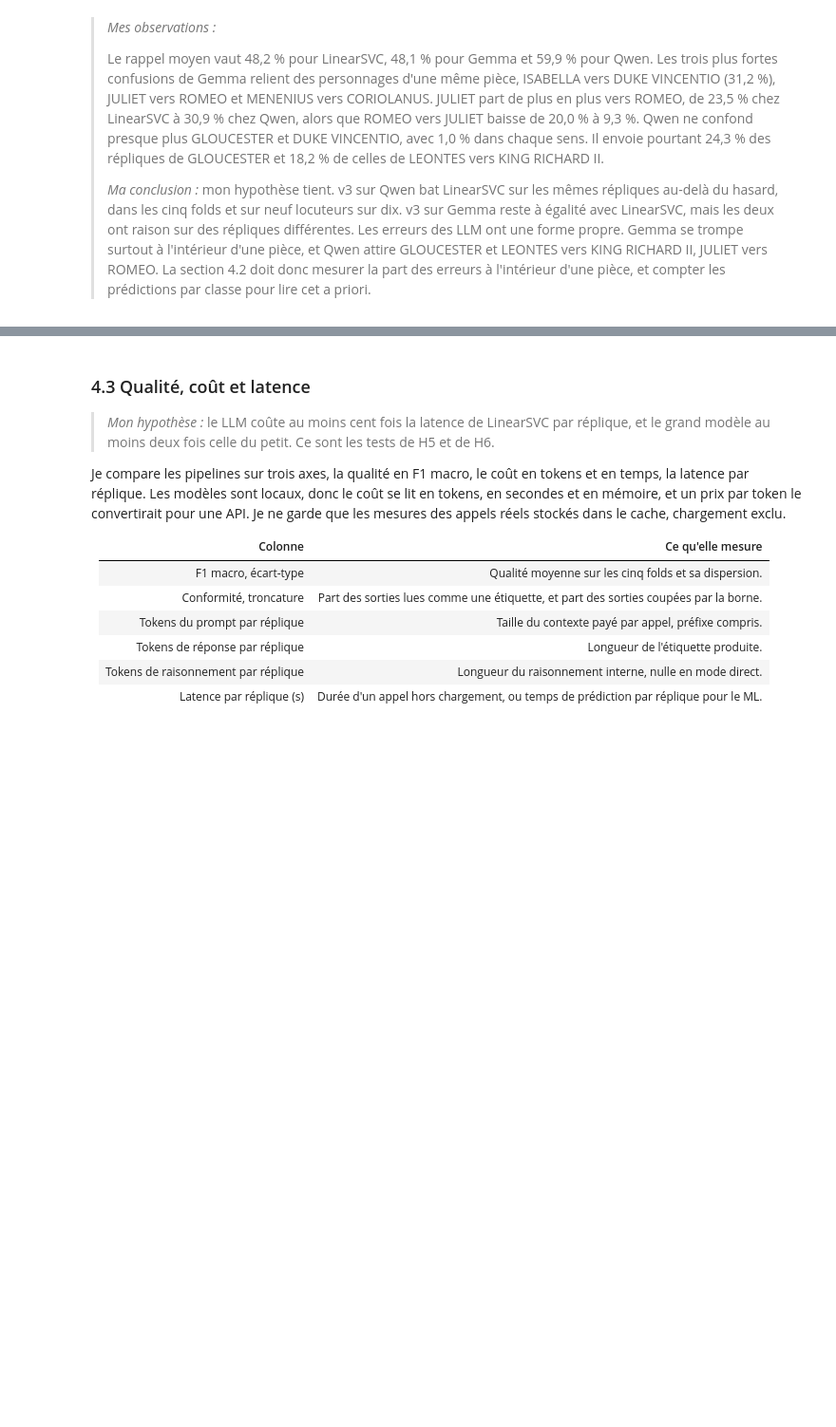
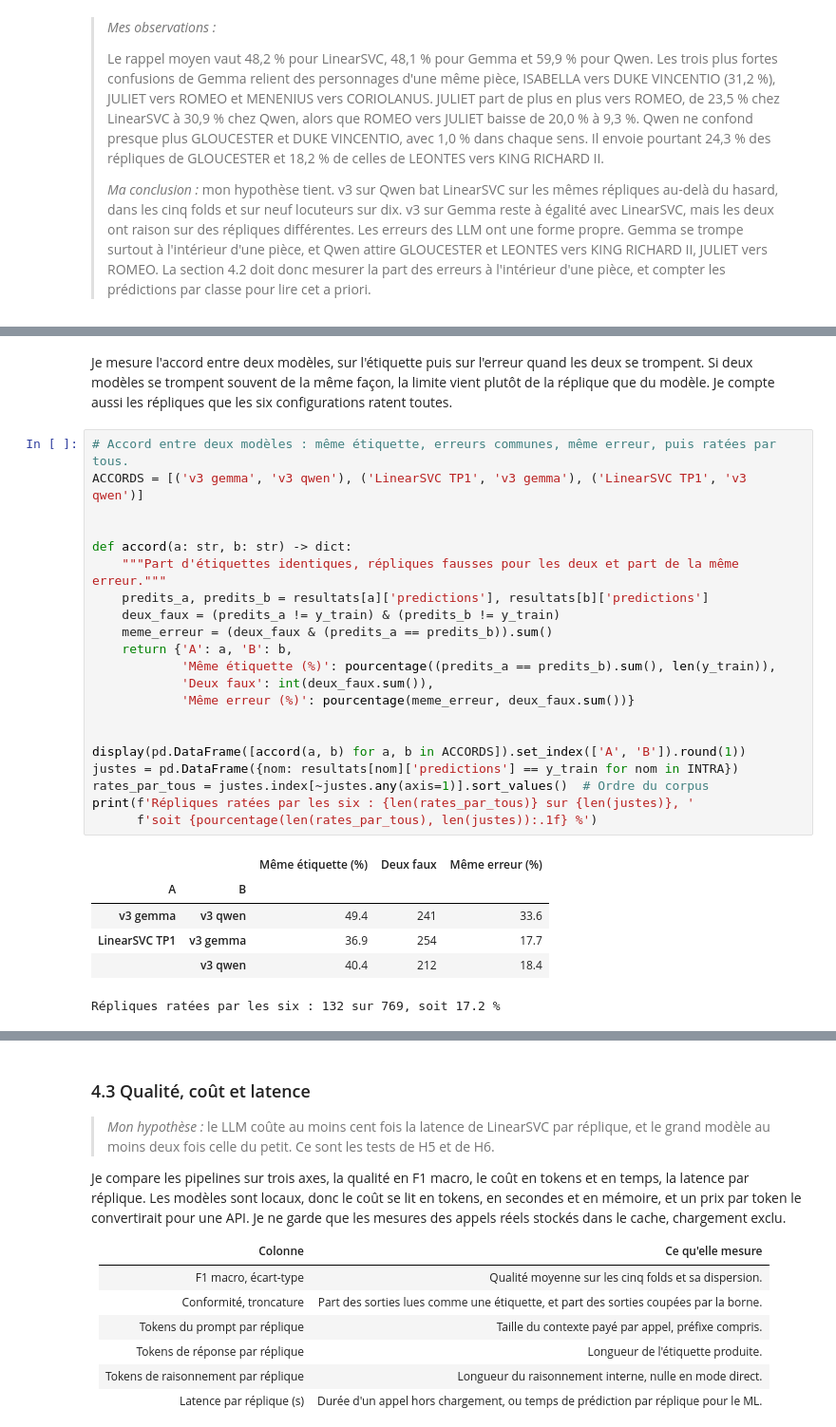
Before and after one commit to mcrayssac/ING3_IAA_GB_NLP, a Jupyter notebook: TP3_NLP_prompting.ipynb, the cells around one changed output, grey strips where cells are left out. Shown at 95% size. Saved outputs shown, nothing was run; the diff lists cells and outputs as text; blank space fills up the shorter version.

```diff
--- a/TP3_NLP_prompting.ipynb
+++ b/TP3_NLP_prompting.ipynb
@@ -2026,0 +2177,30 @@ Les deux modèles échouent-ils sur les mêmes répliques ? Je mesure leur taux
+# %% [markdown]
+Je mesure l'accord entre deux modèles, sur l'étiquette puis sur l'erreur quand les deux se trompent. Si deux modèles se trompent souvent de la même façon, la limite vient plutôt de la réplique que du modèle. Je compte aussi les répliques que les six configurations ratent toutes.
+# %%
+# Accord entre deux modèles : même étiquette, erreurs communes, même erreur, puis ratées par tous.
+ACCORDS = [('v3 gemma', 'v3 qwen'), ('LinearSVC TP1', 'v3 gemma'), ('LinearSVC TP1', 'v3 qwen')]
+
+
+def accord(a: str, b: str) -> dict:
+    """Part d'étiquettes identiques, répliques fausses pour les deux et part de la même erreur."""
+    predits_a, predits_b = resultats[a]['predictions'], resultats[b]['predictions']
+    deux_faux = (predits_a != y_train) & (predits_b != y_train)
+    meme_erreur = (deux_faux & (predits_a == predits_b)).sum()
+    return {'A': a, 'B': b,
+            'Même étiquette (%)': pourcentage((predits_a == predits_b).sum(), len(y_train)),
+            'Deux faux': int(deux_faux.sum()),
+            'Même erreur (%)': pourcentage(meme_erreur, deux_faux.sum())}
+
+
+display(pd.DataFrame([accord(a, b) for a, b in ACCORDS]).set_index(['A', 'B']).round(1))
+justes = pd.DataFrame({nom: resultats[nom]['predictions'] == y_train for nom in INTRA})
+rates_par_tous = justes.index[~justes.any(axis=1)].sort_values()  # Ordre du corpus
+print(f'Répliques ratées par les six : {len(rates_par_tous)} sur {len(justes)}, '
+      f'soit {pourcentage(len(rates_par_tous), len(justes)):.1f} %')
+# %% [output]
+|  |  | Même étiquette (%) | Deux faux | Même erreur (%) |
+| A | B |  |  |  |
+| v3 gemma | v3 qwen | 49.4 | 241 | 33.6 |
+| LinearSVC TP1 | v3 gemma | 36.9 | 254 | 17.7 |
+|  | v3 qwen | 40.4 | 212 | 18.4 |
+Répliques ratées par les six : 132 sur 769, soit 17.2 %
```
Also changed, not shown: parts of 16 cells of this notebook.
